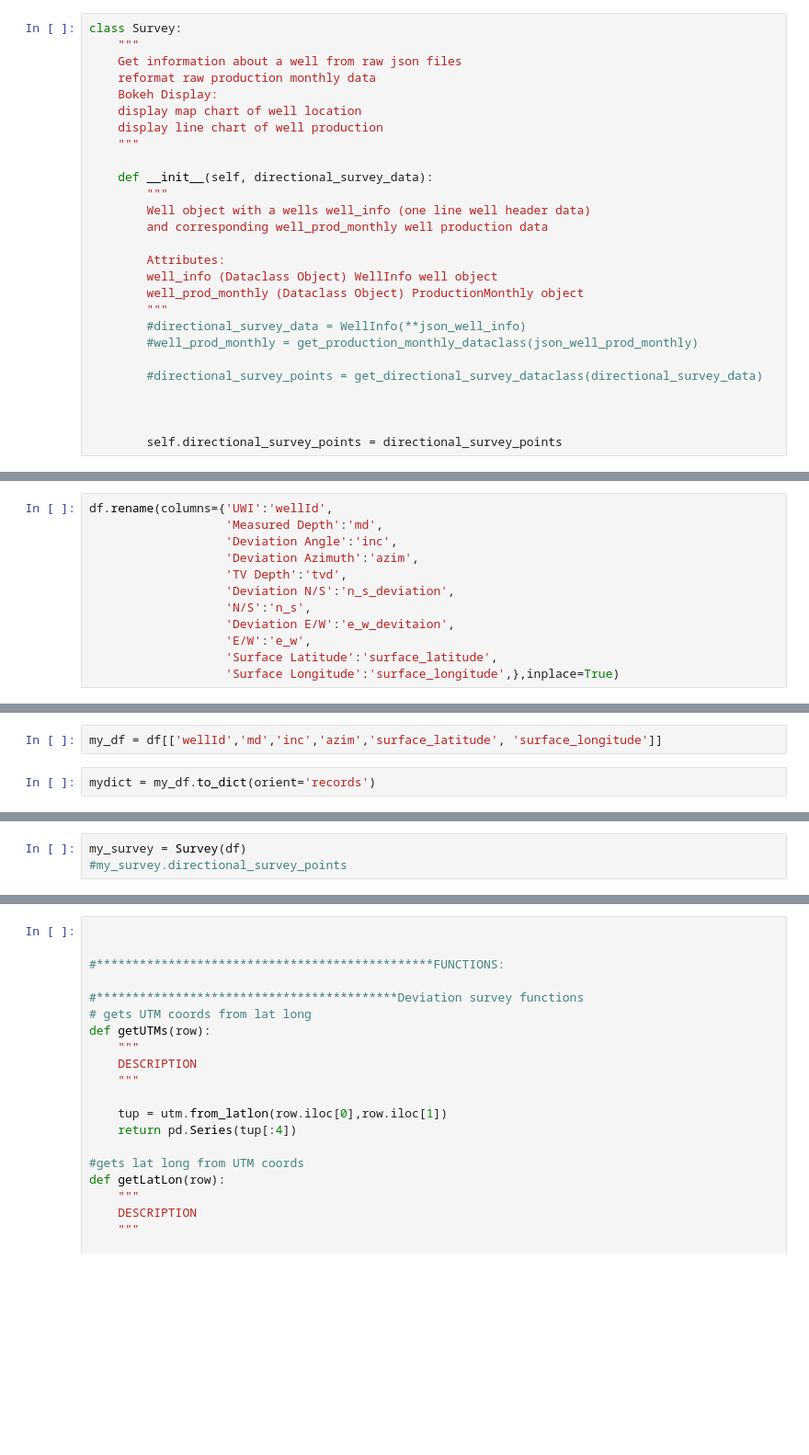
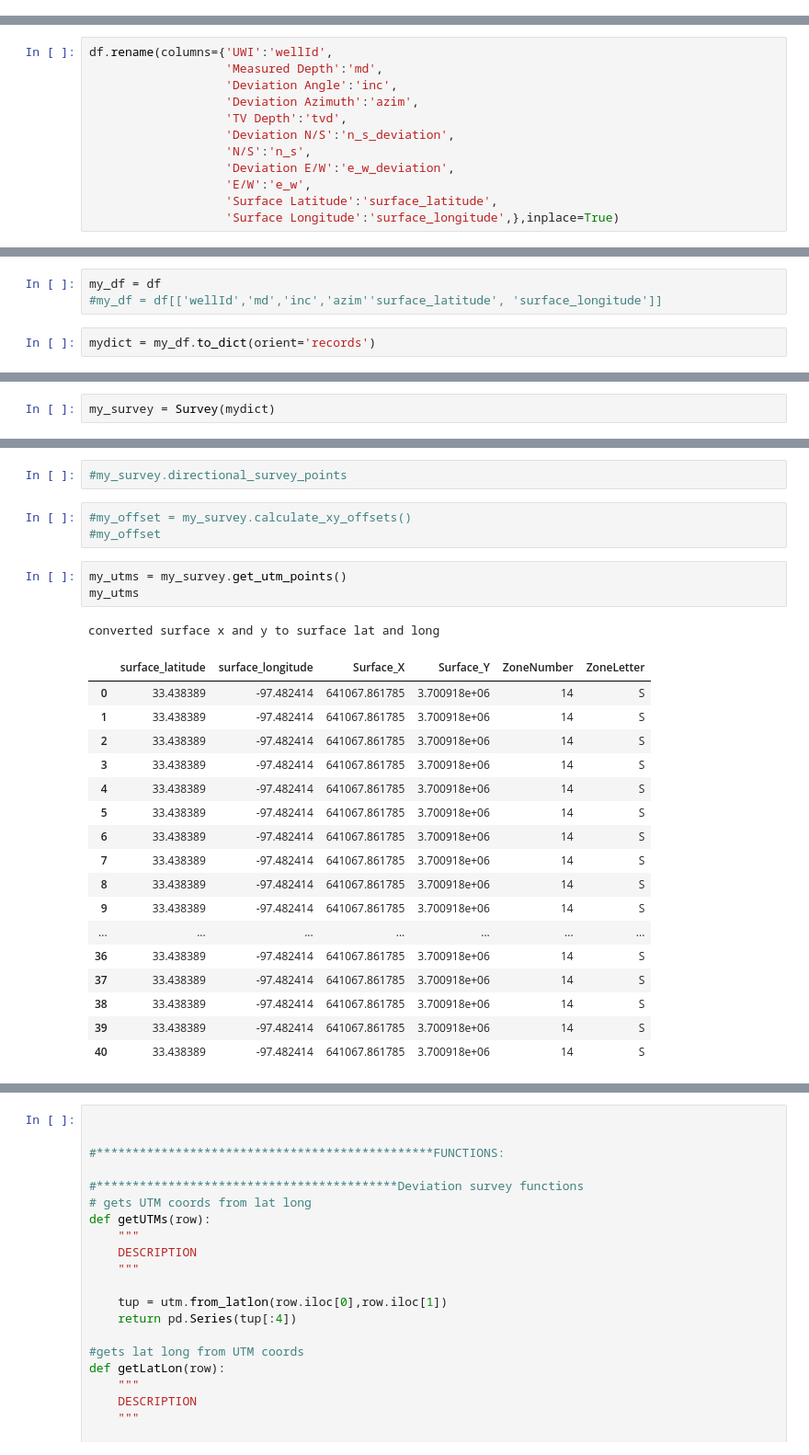
Before and after one commit to bpamos/welltrajconvert, a Jupyter notebook: notebook/Lat Long Conversion .ipynb, the cells around one changed output, grey strips where cells are left out. Shown at 92% size. Saved outputs shown, nothing was run; the diff lists cells and outputs as text; blank space fills up the shorter version.

```diff
--- a/notebook/Untitled.ipynb
+++ b/notebook/Lat Long Conversion .ipynb
@@ -42,27 +0,0 @@ class DirectionalSurvey:
-# %%
-class Survey:
-    """
-    Get information about a well from raw json files
-    reformat raw production monthly data
-    Bokeh Display:
-    display map chart of well location
-    display line chart of well production
-    """
-
-    def __init__(self, directional_survey_data):
-        """
-        Well object with a wells well_info (one line well header data)
-        and corresponding well_prod_monthly well production data
-
-        Attributes:
-        well_info (Dataclass Object) WellInfo well object
-        well_prod_monthly (Dataclass Object) ProductionMonthly object
-        """
-        #directional_survey_data = WellInfo(**json_well_info)
-        #well_prod_monthly = get_production_monthly_dataclass(json_well_prod_monthly)
-
-        #directional_survey_points = get_directional_survey_dataclass(directional_survey_data)
-
-
-
-        self.directional_survey_points = directional_survey_points
@@ -95,7 +36,7 @@ df.rename(columns={'UWI':'wellId',
                    'TV Depth':'tvd',
                    'Deviation N/S':'n_s_deviation',
                    'N/S':'n_s',
-                   'Deviation E/W':'e_w_devitaion',
+                   'Deviation E/W':'e_w_deviation',
                    'E/W':'e_w',
                    'Surface Latitude':'surface_latitude',
                    'Surface Longitude':'surface_longitude',},inplace=True)
@@ -135,4 +45,5 @@ def get_directional_survey_dataclass(survey_data_list):
 # %%
-my_df = df[['wellId','md','inc','azim','surface_latitude', 'surface_longitude']]
+my_df = df
+#my_df = df[['wellId','md','inc','azim''surface_latitude', 'surface_longitude']]
 # %%
 mydict = my_df.to_dict(orient='records')
@@ -161,3 +50,2 @@ DirectionalSurvey(wellId=array(['Well_A', 'Well_A', 'Well_A', 'Well_A', 'Well_A'
 # %%
-my_survey = Survey(df)
-#my_survey.directional_survey_points
+my_survey = Survey(mydict)
@@ -184,0 +52,27 @@ df.head()
+# %%
+#my_survey.directional_survey_points
+# %%
+#my_offset = my_survey.calculate_xy_offsets()
+#my_offset
+# %%
+my_utms = my_survey.get_utm_points()
+my_utms
+# %% [output]
+converted surface x and y to surface lat and long
+|  | surface_latitude | surface_longitude | Surface_X | Surface_Y | ZoneNumber | ZoneLetter |
+| 0 | 33.438389 | -97.482414 | 641067.861785 | 3.700918e+06 | 14 | S |
+| 1 | 33.438389 | -97.482414 | 641067.861785 | 3.700918e+06 | 14 | S |
+| 2 | 33.438389 | -97.482414 | 641067.861785 | 3.700918e+06 | 14 | S |
+| 3 | 33.438389 | -97.482414 | 641067.861785 | 3.700918e+06 | 14 | S |
+| 4 | 33.438389 | -97.482414 | 641067.861785 | 3.700918e+06 | 14 | S |
+| 5 | 33.438389 | -97.482414 | 641067.861785 | 3.700918e+06 | 14 | S |
+| 6 | 33.438389 | -97.482414 | 641067.861785 | 3.700918e+06 | 14 | S |
+| 7 | 33.438389 | -97.482414 | 641067.861785 | 3.700918e+06 | 14 | S |
+| 8 | 33.438389 | -97.482414 | 641067.861785 | 3.700918e+06 | 14 | S |
+| 9 | 33.438389 | -97.482414 | 641067.861785 | 3.700918e+06 | 14 | S |
+| ... | ... | ... | ... | ... | ... | ... |
+| 36 | 33.438389 | -97.482414 | 641067.861785 | 3.700918e+06 | 14 | S |
+| 37 | 33.438389 | -97.482414 | 641067.861785 | 3.700918e+06 | 14 | S |
+| 38 | 33.438389 | -97.482414 | 641067.861785 | 3.700918e+06 | 14 | S |
+| 39 | 33.438389 | -97.482414 | 641067.861785 | 3.700918e+06 | 14 | S |
+| 40 | 33.438389 | -97.482414 | 641067.861785 | 3.700918e+06 | 14 | S |
```
Also changed, not shown: parts of 13 cells of this notebook, 2 other files.
